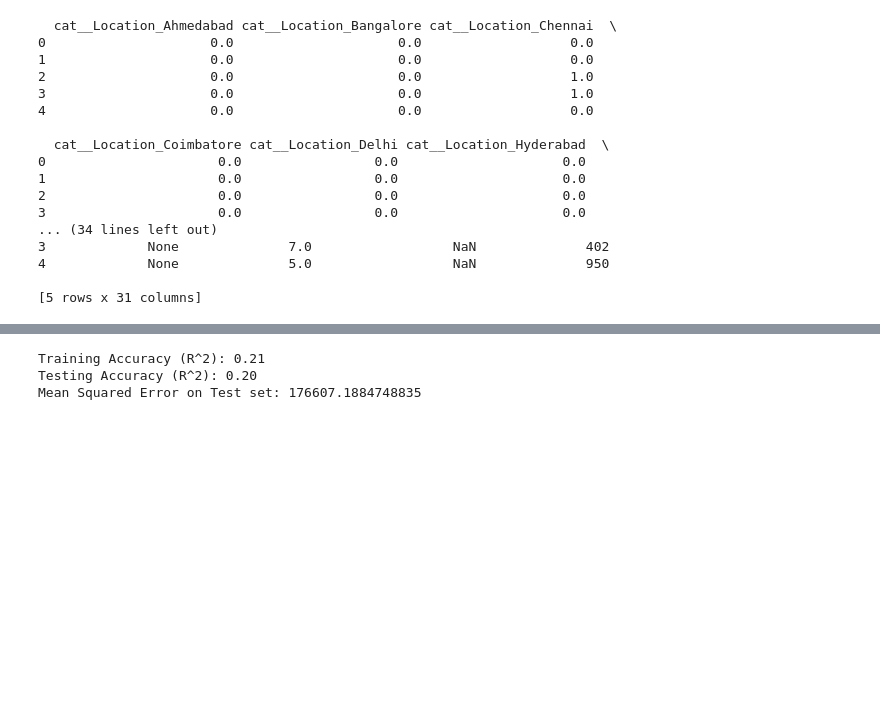
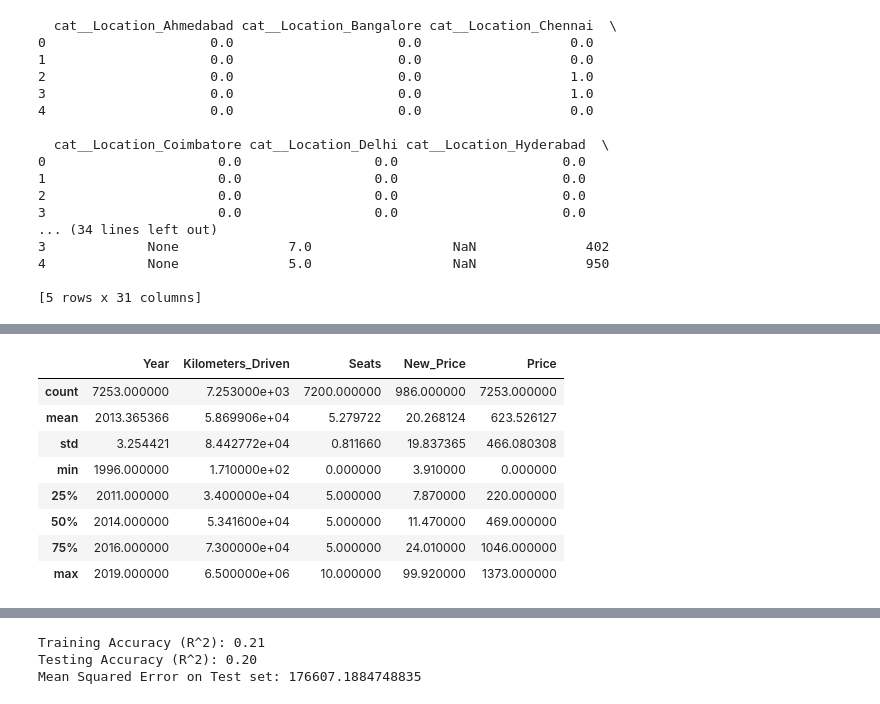
Before and after one commit to cmps460s24/mp-t9-amar-mohamed-osama-salman, a Jupyter notebook: project/project.ipynb, the cells around one changed output, grey strips where cells are left out. Saved outputs shown, nothing was run; the diff lists cells and outputs as text; code cells hidden in the pictures; blank space fills up the shorter version.

```diff
--- a/project/project.ipynb
+++ b/project/project.ipynb
@@ -171,0 +239,13 @@ print(data_encoded.head())
+# %%
+# Display summary statistics
+data.describe()
+# %% [output]
+|  | Year | Kilometers_Driven | Seats | New_Price | Price |
+| count | 7253.000000 | 7.253000e+03 | 7200.000000 | 986.000000 | 7253.000000 |
+| mean | 2013.365366 | 5.869906e+04 | 5.279722 | 20.268124 | 623.526127 |
+| std | 3.254421 | 8.442772e+04 | 0.811660 | 19.837365 | 466.080308 |
+| min | 1996.000000 | 1.710000e+02 | 0.000000 | 3.910000 | 0.000000 |
+| 25% | 2011.000000 | 3.400000e+04 | 5.000000 | 7.870000 | 220.000000 |
+| 50% | 2014.000000 | 5.341600e+04 | 5.000000 | 11.470000 | 469.000000 |
+| 75% | 2016.000000 | 7.300000e+04 | 5.000000 | 24.010000 | 1046.000000 |
+| max | 2019.000000 | 6.500000e+06 | 10.000000 | 99.920000 | 1373.000000 |
```
Also changed, not shown: parts of 12 cells of this notebook.
